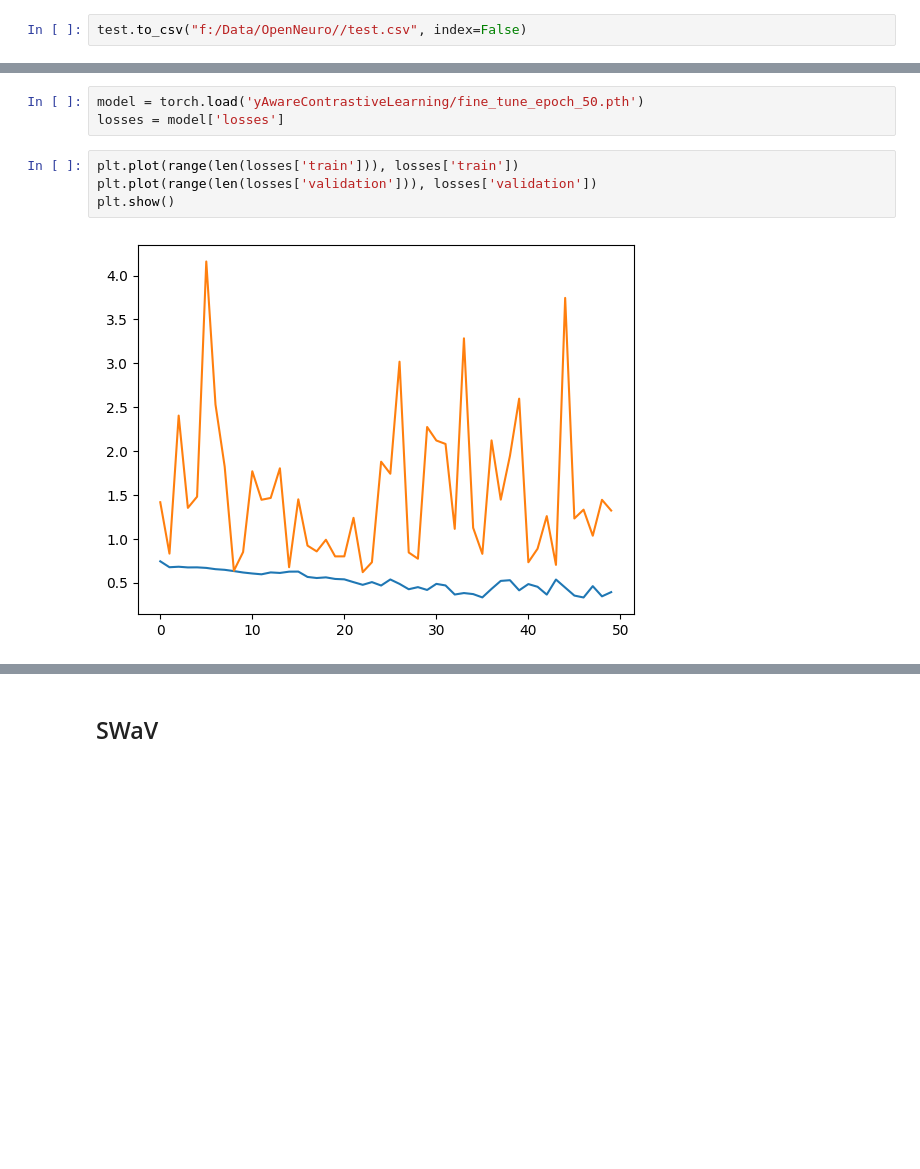
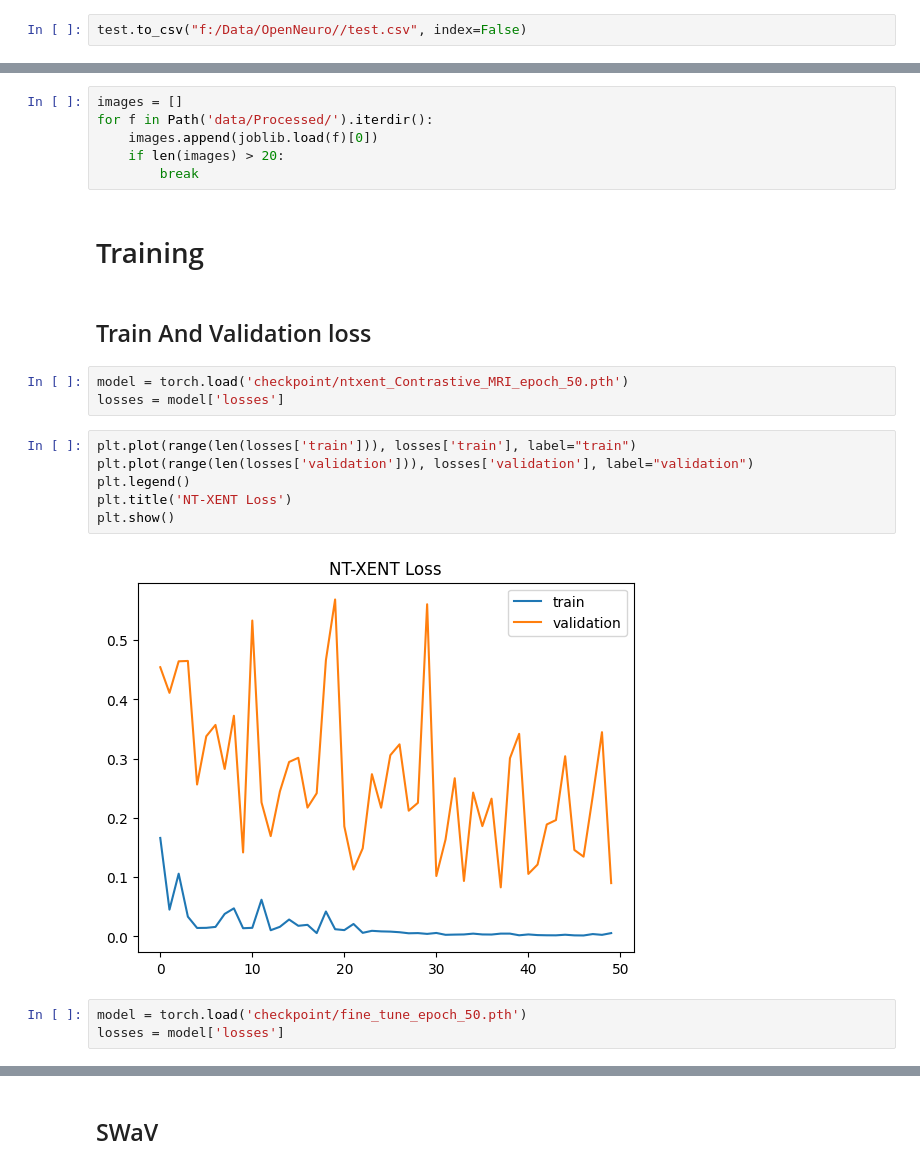
Before and after one commit to Idanlu/BrainDistance, a Jupyter notebook: mami.ipynb, the cells around one changed output, grey strips where cells are left out. Saved outputs shown, nothing was run; the diff lists cells and outputs as text; blank space fills up the shorter version.

Commit message:
Bug fixes and working training

```diff
--- a/mami.ipynb
+++ b/mami.ipynb
@@ -138,9 +166,24 @@ IndexError: index 121 is out of bounds for axis 2 with size 121
+# %%
+images = []
+for f in Path('data/Processed/').iterdir():
+    images.append(joblib.load(f)[0])
+    if len(images) > 20:
+        break
+# %% [markdown]
+# Training
+# %% [markdown]
+## Train And Validation loss
 # %%
-model = torch.load('yAwareContrastiveLearning/fine_tune_epoch_50.pth')
+model = torch.load('checkpoint/ntxent_Contrastive_MRI_epoch_50.pth')
 losses = model['losses']
 # %%
-plt.plot(range(len(losses['train'])), losses['train'])
-plt.plot(range(len(losses['validation'])), losses['validation'])
+plt.plot(range(len(losses['train'])), losses['train'], label="train")
+plt.plot(range(len(losses['validation'])), losses['validation'], label="validation")
+plt.legend()
+plt.title('NT-XENT Loss')
 plt.show()
 # %% [output]
-[figure, old version]
+[figure, new version]
+# %%
+model = torch.load('checkpoint/fine_tune_epoch_50.pth')
+losses = model['losses']
```
Also changed, not shown: parts of 26 cells of this notebook, 6 other files.
